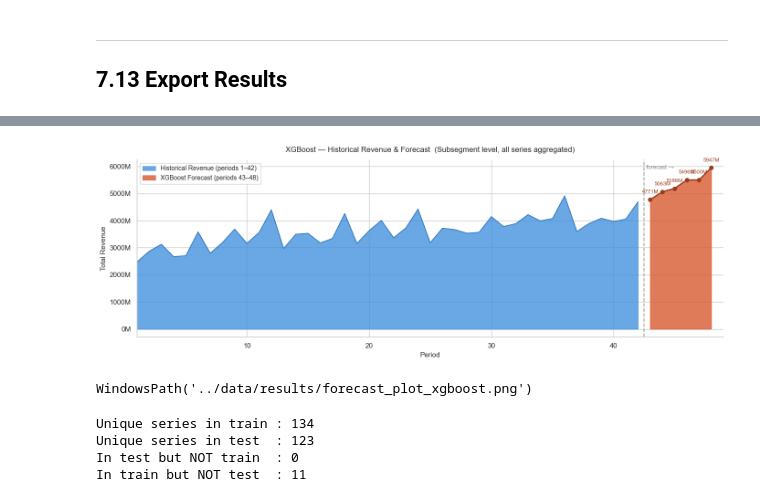
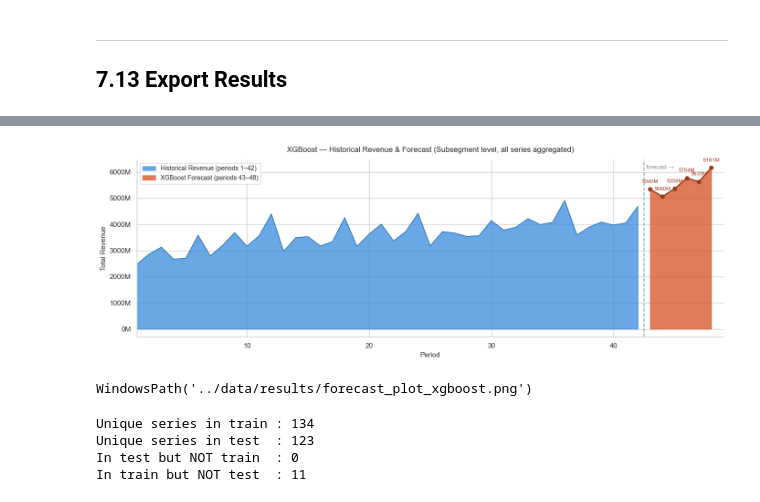
Before and after one commit to RuiSousaFerreiraIMS/Siemens_Advanta_BC, a Jupyter notebook: notebooks/6d)Modelling_WalkForward_Validation.ipynb, the cells around one changed output, grey strips where cells are left out. Cells and saved outputs as stored; diff of their text form; code cells hidden in the pictures.

```diff
--- a/notebooks/6d)Modelling_WalkForward_Validation.ipynb
+++ b/notebooks/6d)Modelling_WalkForward_Validation.ipynb
@@ -1187,14 +1211,15 @@ plt.show()
 # %%
 fm.plot_forecast_comparison(
     train_df=train_full,
     submission_df=submission,
     period_col=PERIOD_COL,
     target_col=TARGET,
     best_model_name=BEST_MODEL,
+    forecast_col="Revenue_Predicted",
     output_dir=output_dir
 )
 # %% [output]
-[figure, old version]
+[figure, new version]
 WindowsPath('../data/results/forecast_plot_xgboost.png')
 # %%
 # Subsegments no treino vs no test
```
Also changed, not shown: parts of 14 cells of this notebook, 9 other files.
